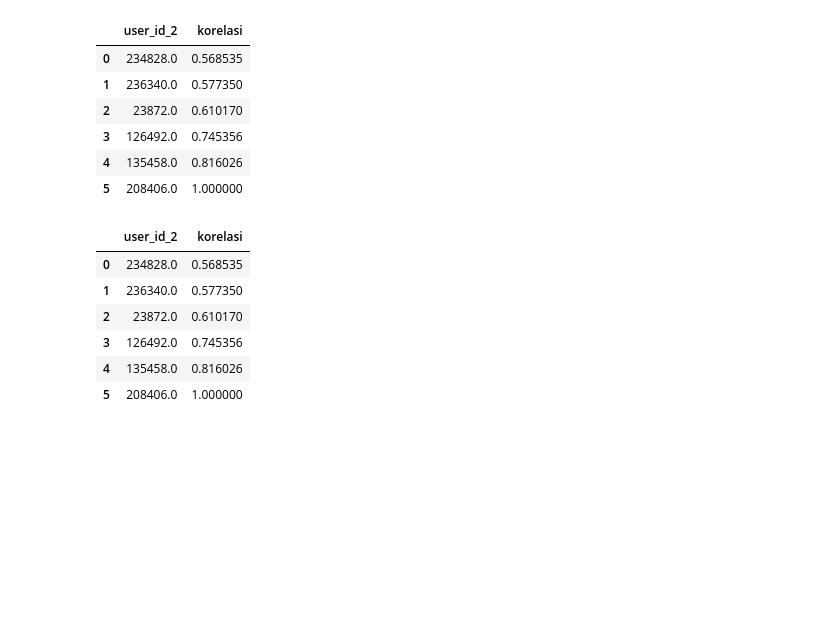
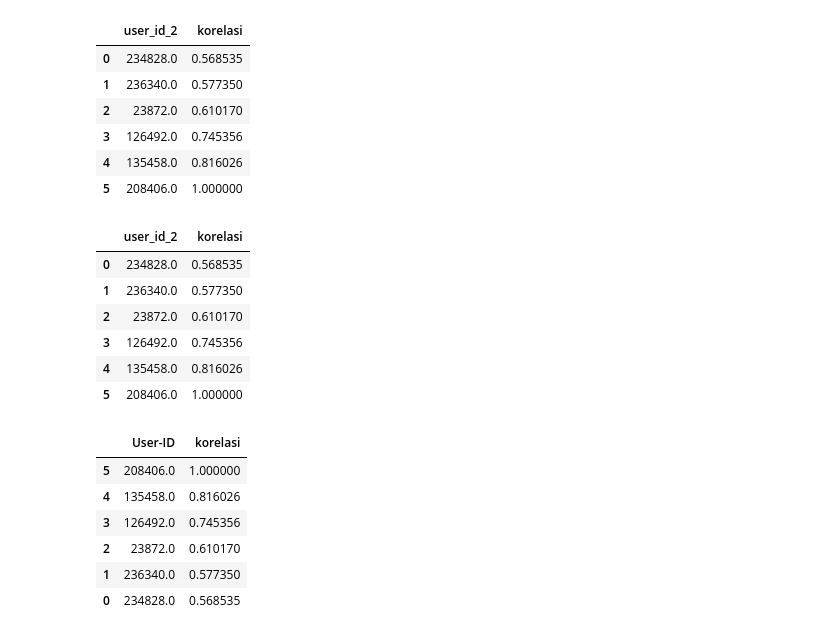
Before and after one commit to Clauver0/Recommender-System, a Jupyter notebook: Colaborative Filtering.ipynb, the cells around one changed output. Cells and saved outputs as stored; diff of their text form; code cells hidden in the pictures; blank space fills up the shorter version.

```diff
--- a/Colaborative Filtering.ipynb
+++ b/Colaborative Filtering.ipynb
@@ -443,3 +443,15 @@ pengguna_mirip.head(10)
 | 3 | 126492.0 | 0.745356 |
 | 4 | 135458.0 | 0.816026 |
 | 5 | 208406.0 | 1.000000 |
+# %%
+pengguna_mirip.rename(columns={"user_id_2": "User-ID"}, inplace=True)  # samakan nama kolom agar bisa digabung dengan rating
+# %%
+pengguna_mirip.sort_values("korelasi", ascending=False).head(10)  # 10 pengguna paling mirip
+# %% [output]
+|  | User-ID | korelasi |
+| 5 | 208406.0 | 1.000000 |
+| 4 | 135458.0 | 0.816026 |
+| 3 | 126492.0 | 0.745356 |
+| 2 | 23872.0 | 0.610170 |
+| 1 | 236340.0 | 0.577350 |
+| 0 | 234828.0 | 0.568535 |
```
